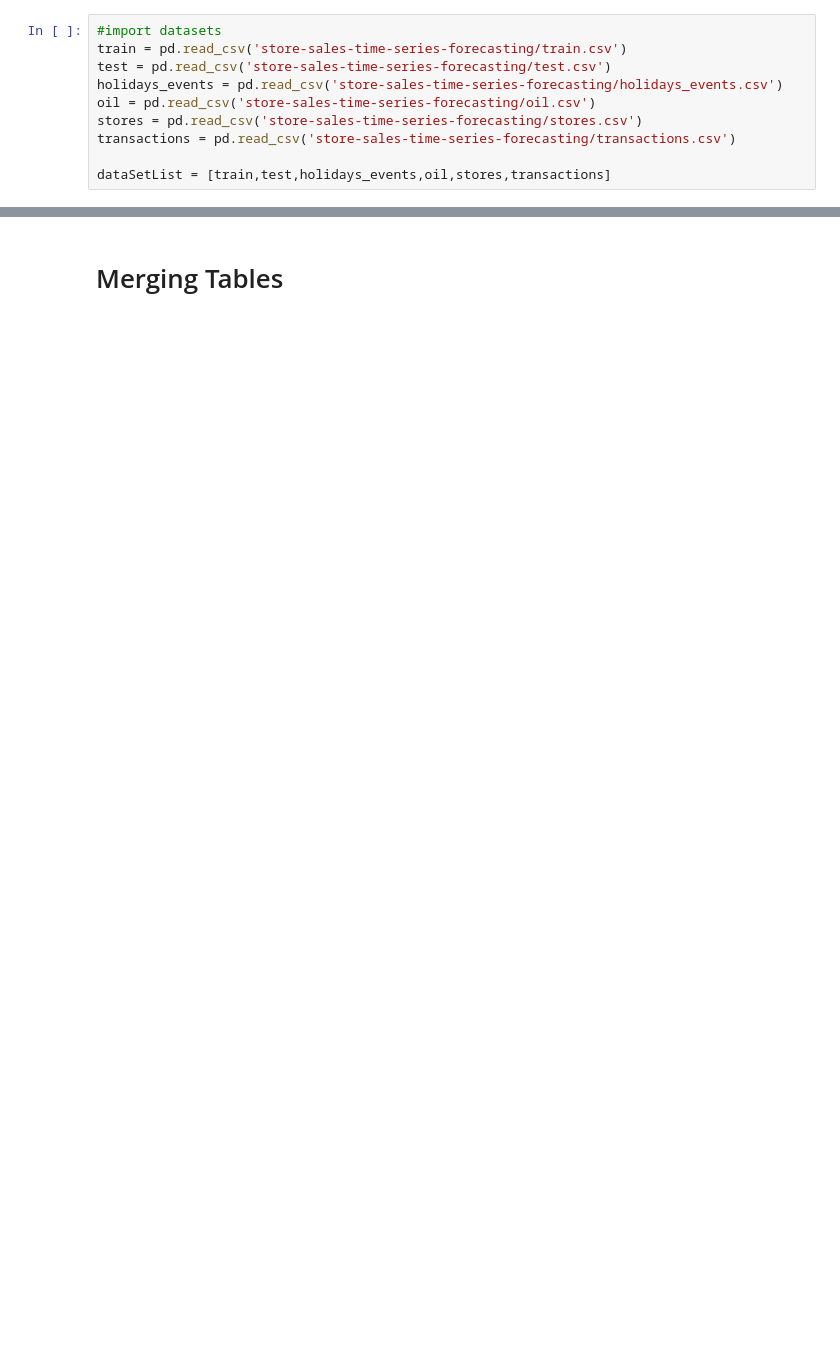
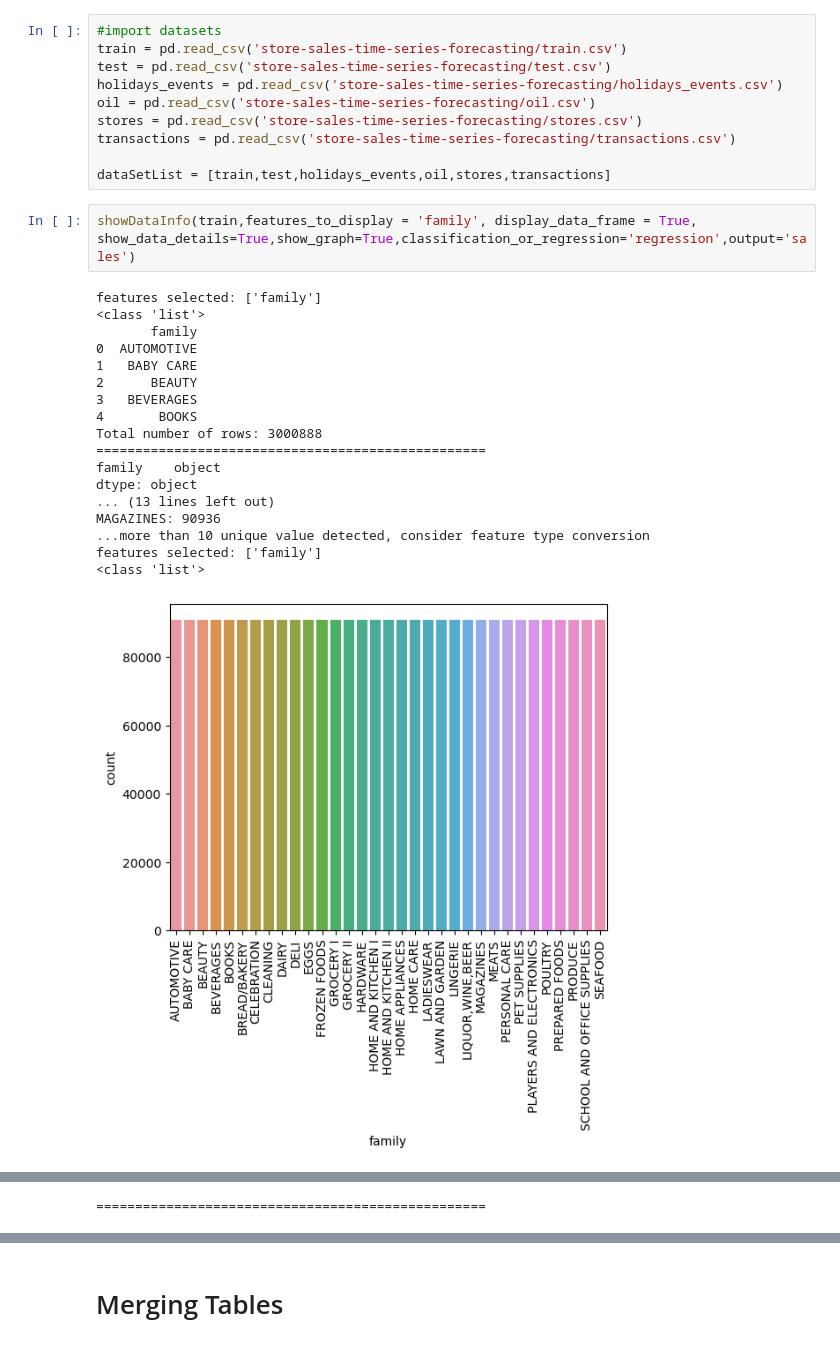
Before and after one commit to dji627/Sales-Prediction, a Jupyter notebook: Sales Prediction.ipynb, the cells around one changed output, grey strips where cells are left out. Drawn from its saved outputs; the diff is of its cells as text; blank space fills up the shorter version.

```diff
--- a/Sales Prediction.ipynb
+++ b/Sales Prediction.ipynb
@@ -15,3 +19,24 @@ stores = pd.read_csv('store-sales-time-series-forecasting/stores.csv')
 transactions = pd.read_csv('store-sales-time-series-forecasting/transactions.csv')
 
 dataSetList = [train,test,holidays_events,oil,stores,transactions]
+# %%
+showDataInfo(train,features_to_display = 'family', display_data_frame = True, show_data_details=True,show_graph=True,classification_or_regression='regression',output='sales')
+# %% [output]
+features selected: ['family']
+<class 'list'>
+       family
+0  AUTOMOTIVE
+1   BABY CARE
+2      BEAUTY
+3   BEVERAGES
+4       BOOKS
+Total number of rows: 3000888
+==================================================
+family    object
+dtype: object
+... (13 lines left out)
+MAGAZINES: 90936
+...more than 10 unique value detected, consider feature type conversion
+features selected: ['family']
+<class 'list'>
+[figure, added]
@@ -17,0 +44 @@ dataSetList = [train,test,holidays_events,oil,stores,transactions]
+==================================================
```
Also changed, not shown: parts of 27 cells of this notebook, 2 other files.
